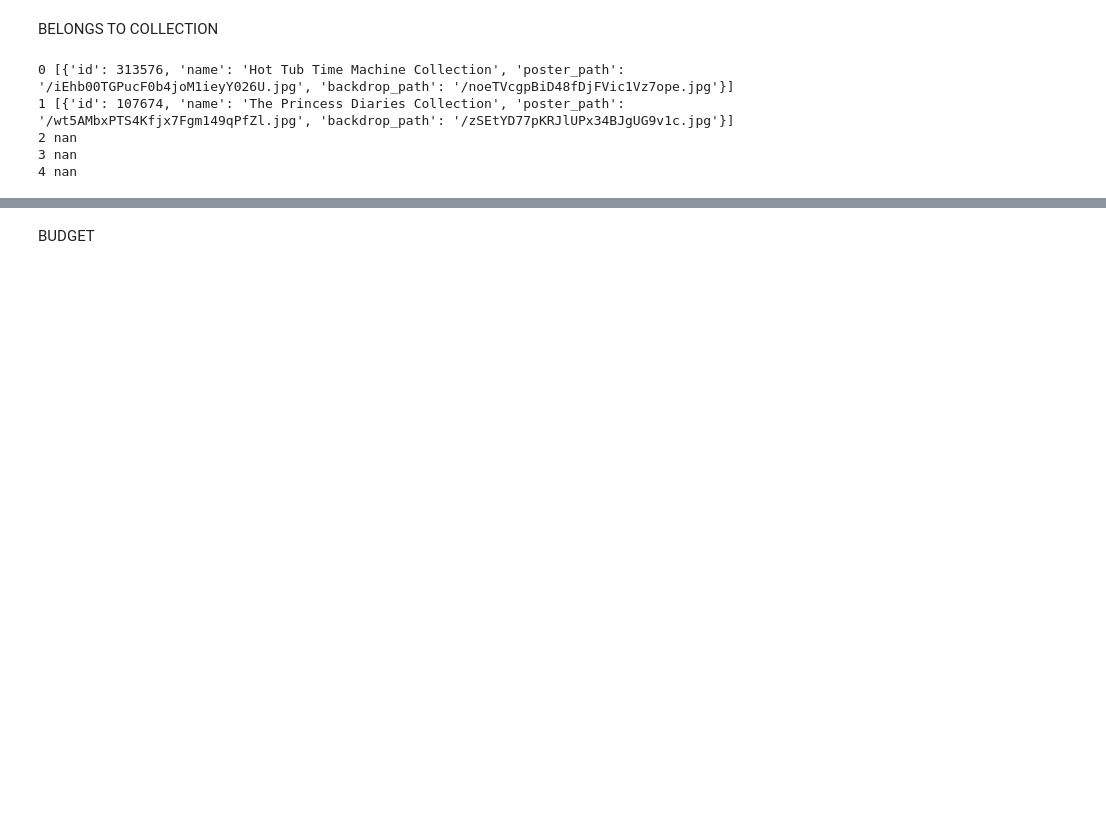
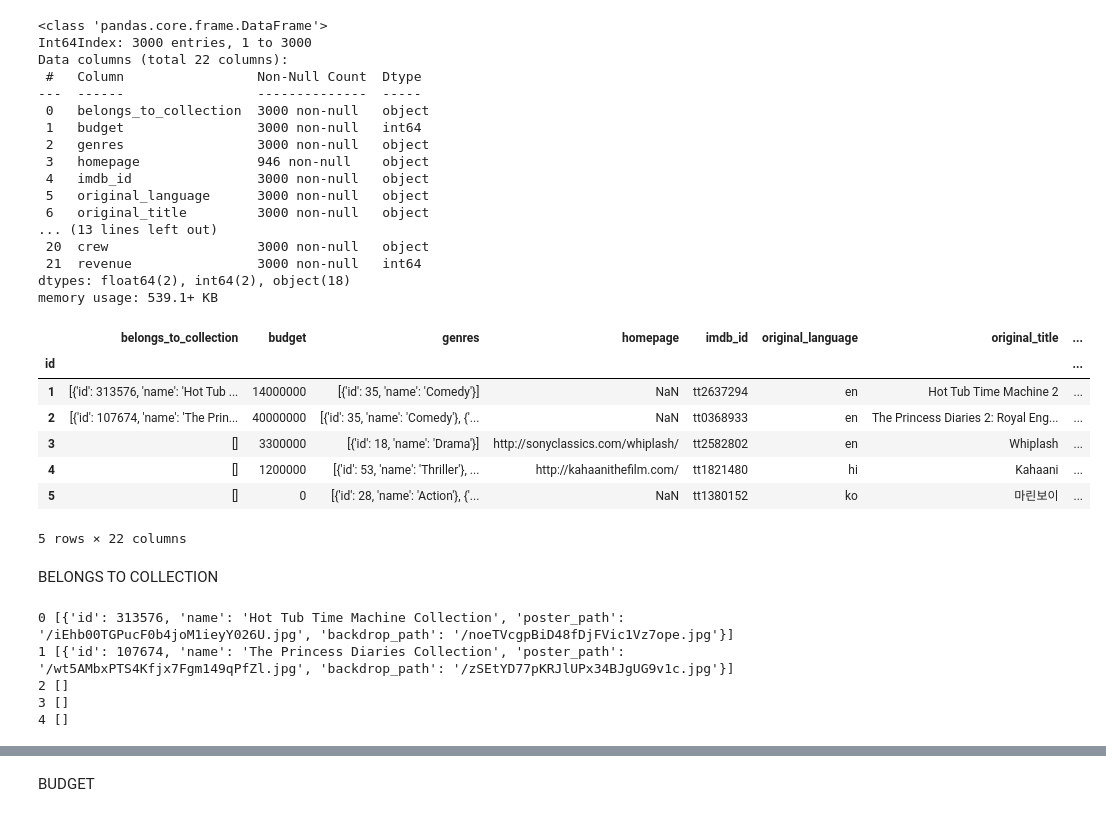
Before and after one commit to giacomobais/Data-WebMining, a Jupyter notebook: Progetto.ipynb, the cells around one changed output, grey strips where cells are left out. Saved outputs shown, nothing was run; the diff lists cells and outputs as text; code cells hidden in the pictures; blank space fills up the shorter version.

```diff
--- a/Progetto.ipynb
+++ b/Progetto.ipynb
@@ -5,42 +5,61 @@ import seaborn as sns
 import numpy as np
 import json
 import ast
 from wordcloud import WordCloud,STOPWORDS
 from collections import OrderedDict, Counter
 
 train_path = 'C:/Users/bais_/OneDrive/Desktop/Università/Informatica/Data & Web Mining/Progetto/train.csv'
 test_path = 'C:/Users/bais_/OneDrive/Desktop/Università/Informatica/Data & Web Mining/Progetto/test.csv'
 #train_path = 'C:/Users/mcdav/Desktop/Università/Data&Web/train.csv'
 #test_path = 'C:/Users/mcdav/Desktop/Università/Data&Web/test.csv'
+
 def str_to_list(x):
     return eval(x) if x and x != '#N/A' else []
 
 list_cols = [
     'genres',
     'belongs_to_collection',
     'production_companies',
     'production_countries',
     'spoken_languages',
     'Keywords',
     'cast',
     'crew'
 ]
 
 io_params = {
     'index_col': 'id',
     'converters': {col: str_to_list for col in list_cols}
 }
 
 # We can read the train and the test in one go using the concat function
-data = pd.concat(
-    objs=(
-        pd.read_csv(train_path, **io_params).assign(is_train=True),
-        pd.read_csv(test_path, **io_params).assign(is_train=False)
-    ),
-    sort=False
-)
-#train = pd.read_csv(train_path)
-#test = pd.read_csv(test_path)
-#train.info()
-#train.describe()
-#train.head()
+train = pd.read_csv(train_path, **io_params)
+train.info()
+train.describe()
+train.head()
+# %% [output]
+<class 'pandas.core.frame.DataFrame'>
+Int64Index: 3000 entries, 1 to 3000
+Data columns (total 22 columns):
+ #   Column                 Non-Null Count  Dtype
+---  ------                 --------------  -----
+ 0   belongs_to_collection  3000 non-null   object
+ 1   budget                 3000 non-null   int64
+ 2   genres                 3000 non-null   object
+ 3   homepage               946 non-null    object
+ 4   imdb_id                3000 non-null   object
+ 5   original_language      3000 non-null   object
+ 6   original_title         3000 non-null   object
+... (13 lines left out)
+ 20  crew                   3000 non-null   object
+ 21  revenue                3000 non-null   int64
+dtypes: float64(2), int64(2), object(18)
+memory usage: 539.1+ KB
+|  | belongs_to_collection | budget | genres | homepage | imdb_id | original_language | original_title | ... |
+| id |  |  |  |  |  |  |  | ... |
+| 1 | [{'id': 313576, 'name': 'Hot Tub ... | 14000000 | [{'id': 35, 'name': 'Comedy'}] | NaN | tt2637294 | en | Hot Tub Time Machine 2 | ... |
+| 2 | [{'id': 107674, 'name': 'The Prin... | 40000000 | [{'id': 35, 'name': 'Comedy'}, {'... | NaN | tt0368933 | en | The Princess Diaries 2: Royal Eng... | ... |
+| 3 | [] | 3300000 | [{'id': 18, 'name': 'Drama'}] | http://sonyclassics.com/whiplash/ | tt2582802 | en | Whiplash | ... |
+| 4 | [] | 1200000 | [{'id': 53, 'name': 'Thriller'}, ... | http://kahaanithefilm.com/ | tt1821480 | hi | Kahaani | ... |
+| 5 | [] | 0 | [{'id': 28, 'name': 'Action'}, {'... | NaN | tt1380152 | ko | 마린보이 | ... |
+5 rows × 22 columns
@@ -54,7 +71,7 @@ for i, e in enumerate(train['belongs_to_collection'][:5]):
 # %% [output]
 0 [{'id': 313576, 'name': 'Hot Tub Time Machine Collection', 'poster_path': '/iEhb00TGPucF0b4joM1ieyY026U.jpg', 'backdrop_path': '/noeTVcgpBiD48fDjFVic1Vz7ope.jpg'}]
 1 [{'id': 107674, 'name': 'The Princess Diaries Collection', 'poster_path': '/wt5AMbxPTS4Kfjx7Fgm149qPfZl.jpg', 'backdrop_path': '/zSEtYD77pKRJlUPx34BJgUG9v1c.jpg'}]
-2 nan
-3 nan
-4 nan
+2 []
+3 []
+4 []
 # %%
```
Also changed, not shown: parts of 16 cells of this notebook.
